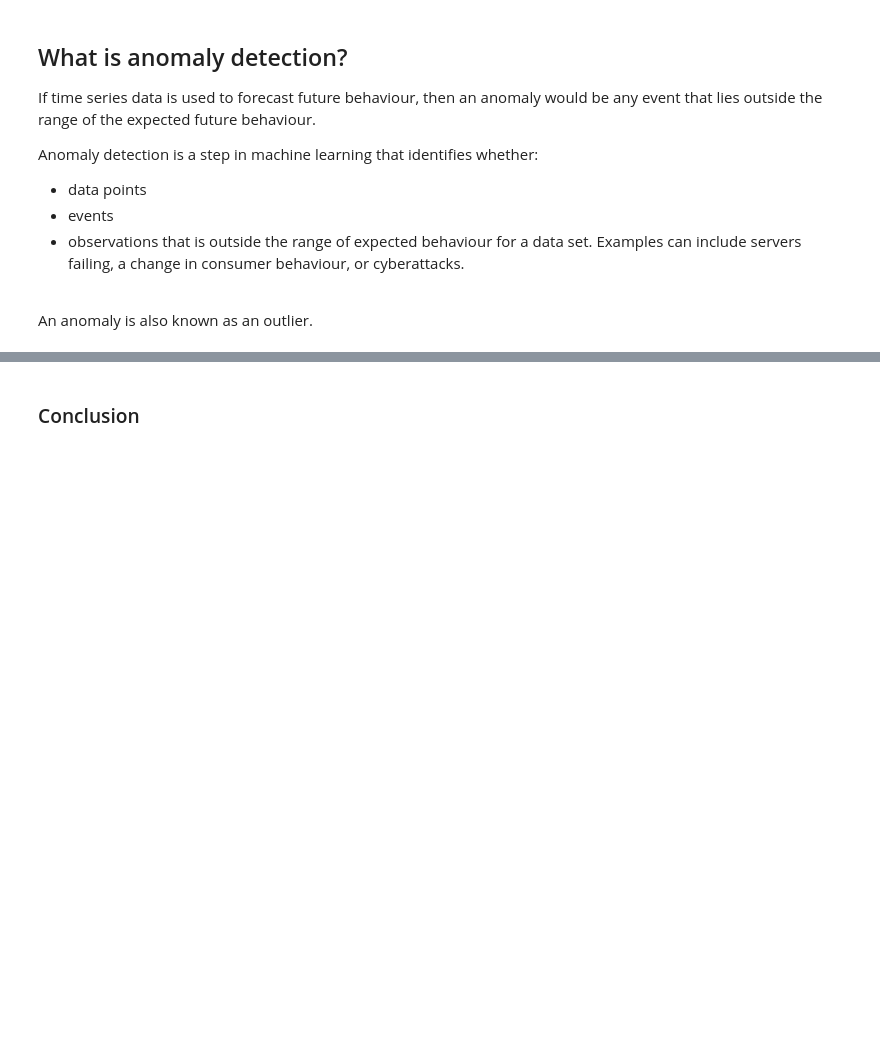
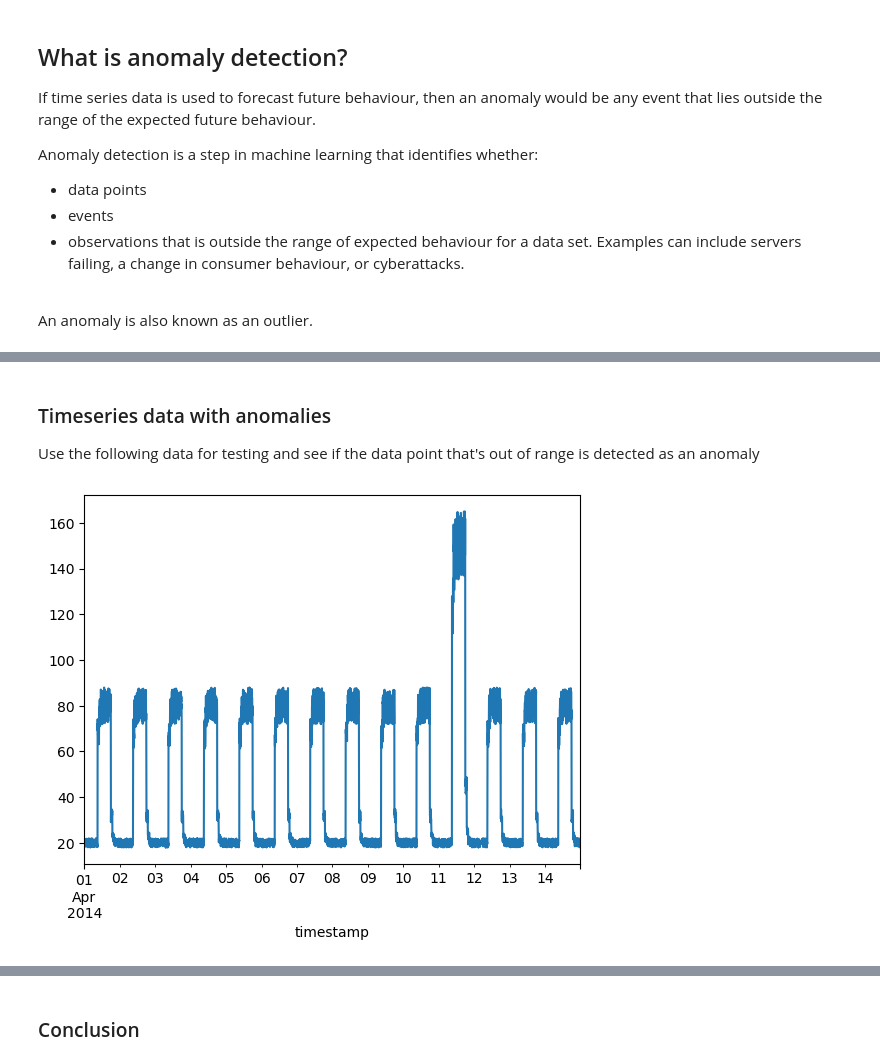
Before and after one commit to fabiofabrizi/ML-and-Stats-Portfolio, a Jupyter notebook: project/Keras Project.ipynb, the cells around one changed output, grey strips where cells are left out. Drawn from its saved outputs; the diff is of its cells as text; code cells hidden in the pictures; blank space fills up the shorter version.

```diff
--- a/project/Keras Project.ipynb
+++ b/project/Keras Project.ipynb
@@ -65,0 +150,10 @@ Using network traffic as an example - we would expect the majority of network tr
+# %% [markdown]
+### Timeseries data with anomalies
+
+Use the following data for testing and see if the data point that's out of range is detected as an anomaly
+# %%
+fig, ax = plt.subplots()
+df_daily_jumpsup.plot(legend=False, ax=ax)
+plt.show()
+# %% [output]
+[figure, added]
```
Also changed, not shown: parts of 47 cells of this notebook.
